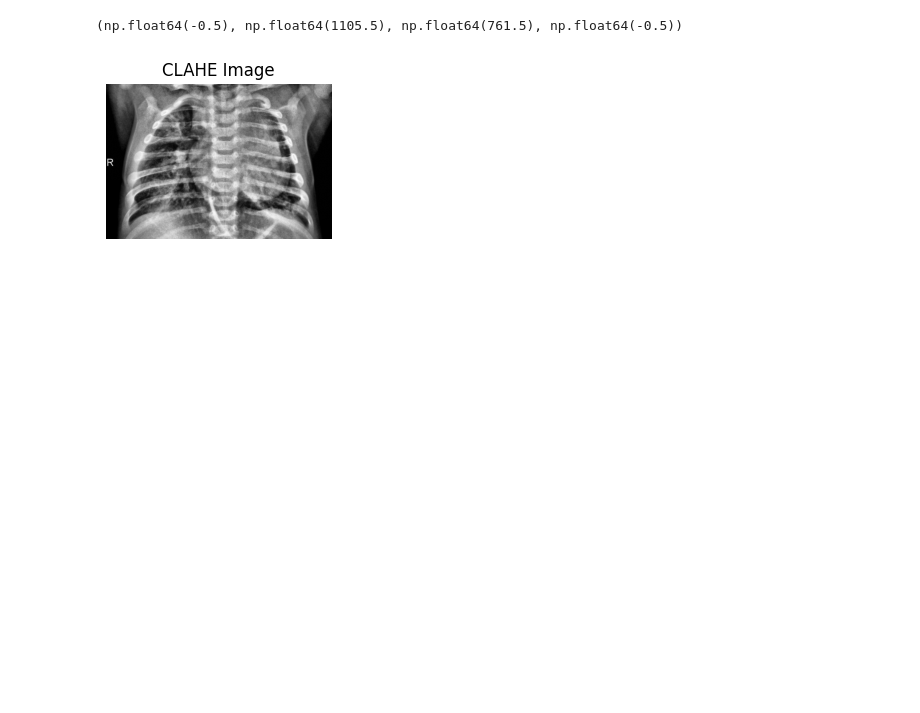
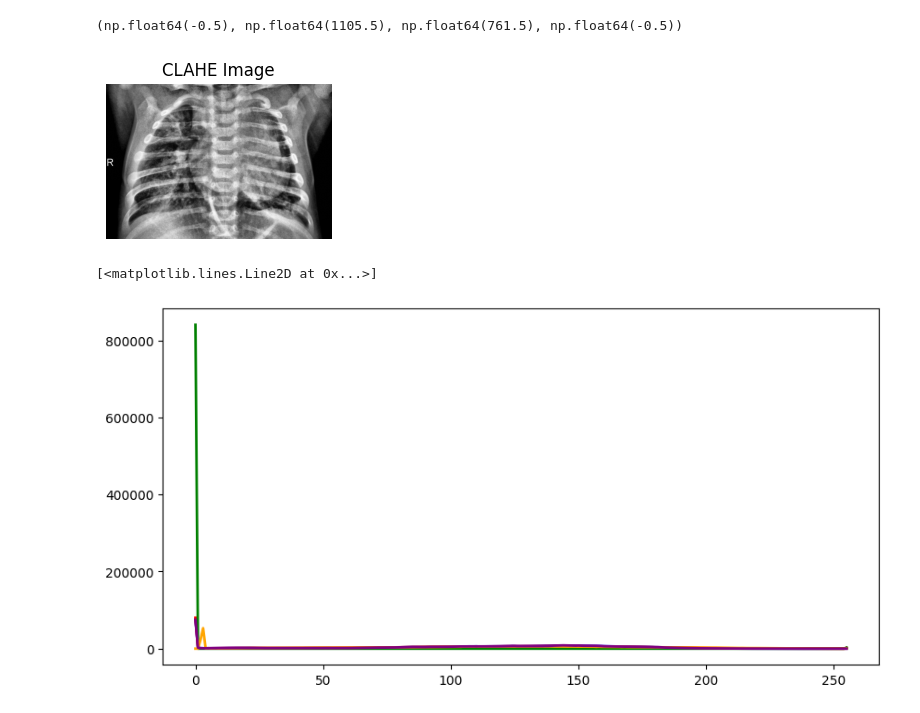
Before and after one commit to Kabilash01/Semester6, a Jupyter notebook: dl_med/test.ipynb, the cells around one changed output. Drawn from its saved outputs; the diff is of its cells as text; code cells hidden in the pictures; blank space fills up the shorter version.

```diff
--- a/dl_med/test.ipynb
+++ b/dl_med/test.ipynb
@@ -59,3 +68,20 @@ plt.axis('off')
 # %% [output]
 (np.float64(-0.5), np.float64(1105.5), np.float64(761.5), np.float64(-0.5))
 [figure]
+# %%
+hist_original = cv2.calcHist([xray], [0], None, [256], [0, 256]).flatten()
+hist_clahe = cv2.calcHist([xray_clahe], [0], None, [256], [0, 256]).flatten()
+hist_sharpened = cv2.calcHist([sharpened_xray], [0], None, [256], [0, 256]).flatten()
+hist_edge = cv2.calcHist([edges], [0], None, [256], [0, 256]).flatten()
+hist_blurred = cv2.calcHist([blurred_xray], [0], None, [256], [0, 256]).flatten()
+# %%
+
+    plt.figure(figsize=(10, 5))
+    plt.plot(hist_original, label='Original', color='blue', lw=2)
+    plt.plot(hist_sharpened, label='Sharpened', color='red', lw=2)
+    plt.plot(hist_edge, label='Edges (Canny)', color='green', lw=2)
+    plt.plot(hist_clahe, label='CLAHE', color='orange', lw=2)
+    plt.plot(hist_blurred, label='Gaussian Blurred', color='purple', lw=2)
+# %% [output]
+[<matplotlib.lines.Line2D at 0x...>]
+[figure, added]
```
Also changed, not shown: parts of 1 cell of this notebook.
